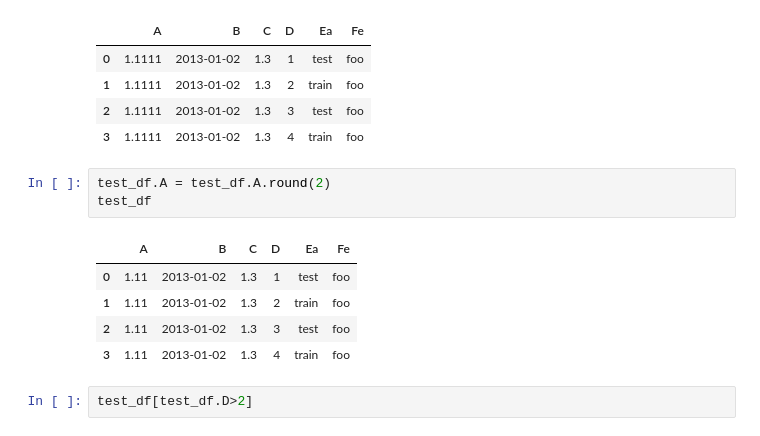
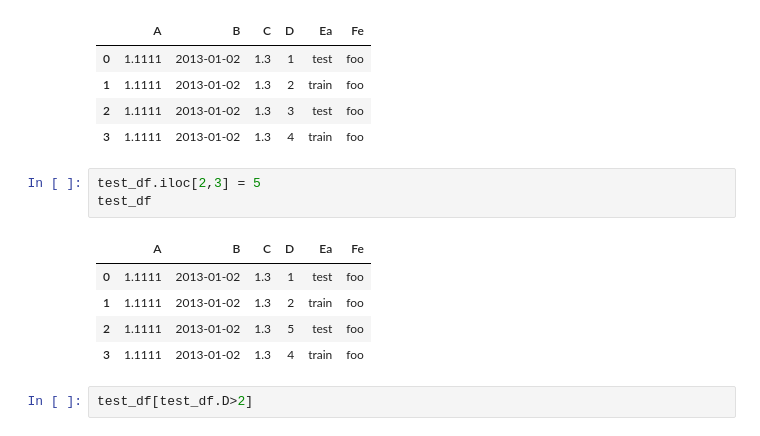
Before and after one commit to hringbauer/GPS-Cleaning-HZ, a Jupyter notebook: Antirrhinum Phase 1 Script.ipynb, the cells around one changed output. Drawn from its saved outputs; the diff is of its cells as text.

```diff
--- a/Antirrhinum Phase 1 Script.ipynb
+++ b/Antirrhinum Phase 1 Script.ipynb
@@ -550,15 +666,15 @@ test_df
 | 1 | 1.1111 | 2013-01-02 | 1.3 | 2 | train | foo |
 | 2 | 1.1111 | 2013-01-02 | 1.3 | 3 | test | foo |
 | 3 | 1.1111 | 2013-01-02 | 1.3 | 4 | train | foo |
-# %%
-test_df.A = test_df.A.round(2)
-test_df
-# %% [output]
-|  | A | B | C | D | Ea | Fe |
-| 0 | 1.11 | 2013-01-02 | 1.3 | 1 | test | foo |
-| 1 | 1.11 | 2013-01-02 | 1.3 | 2 | train | foo |
-| 2 | 1.11 | 2013-01-02 | 1.3 | 3 | test | foo |
-| 3 | 1.11 | 2013-01-02 | 1.3 | 4 | train | foo |
+# %%
+test_df.iloc[2,3] = 5
+test_df
+# %% [output]
+|  | A | B | C | D | Ea | Fe |
+| 0 | 1.1111 | 2013-01-02 | 1.3 | 1 | test | foo |
+| 1 | 1.1111 | 2013-01-02 | 1.3 | 2 | train | foo |
+| 2 | 1.1111 | 2013-01-02 | 1.3 | 5 | test | foo |
+| 3 | 1.1111 | 2013-01-02 | 1.3 | 4 | train | foo |
 # %%
 test_df[test_df.D>2]
 # %% [output]
```
Also changed, not shown: parts of 9 cells of this notebook, 1 other file.
